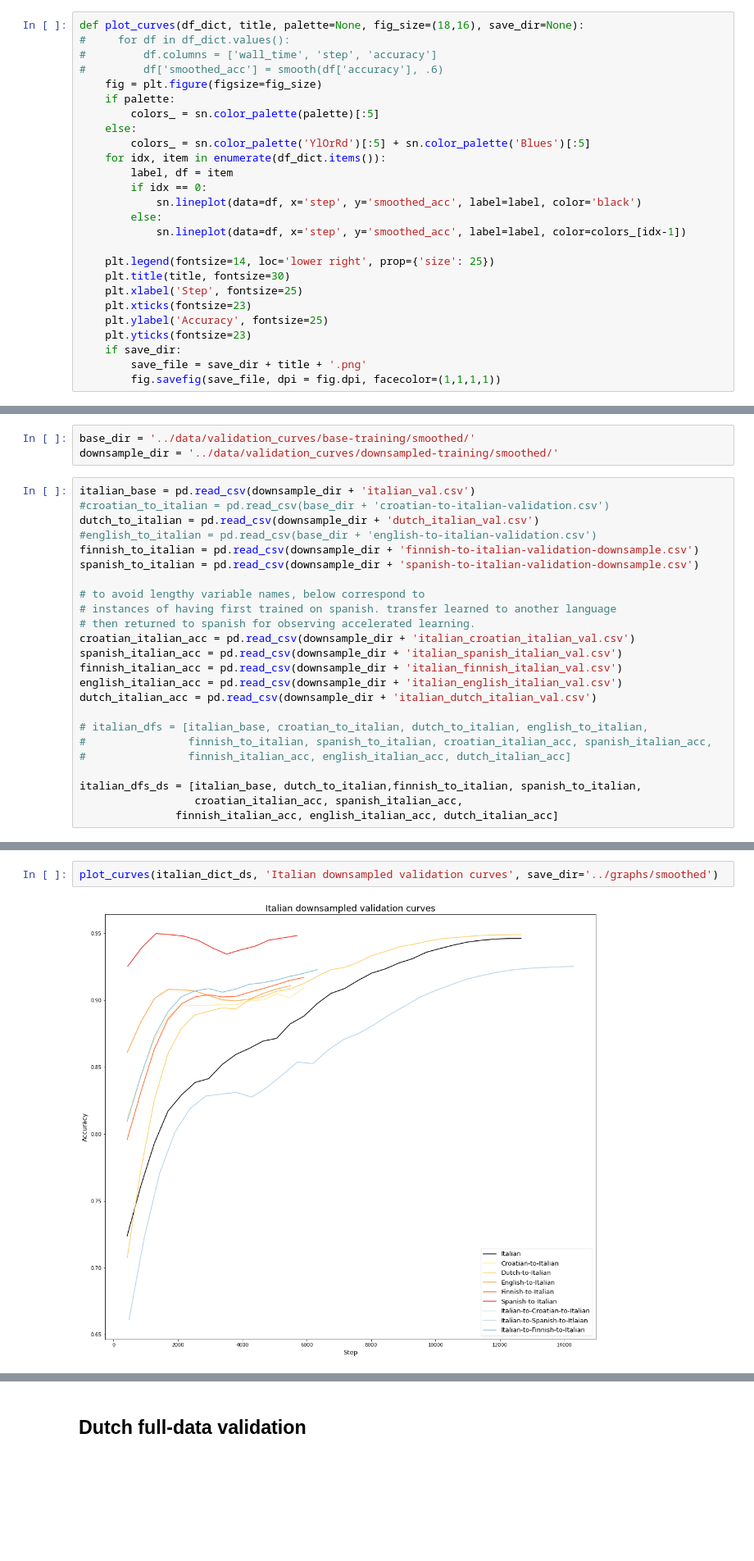
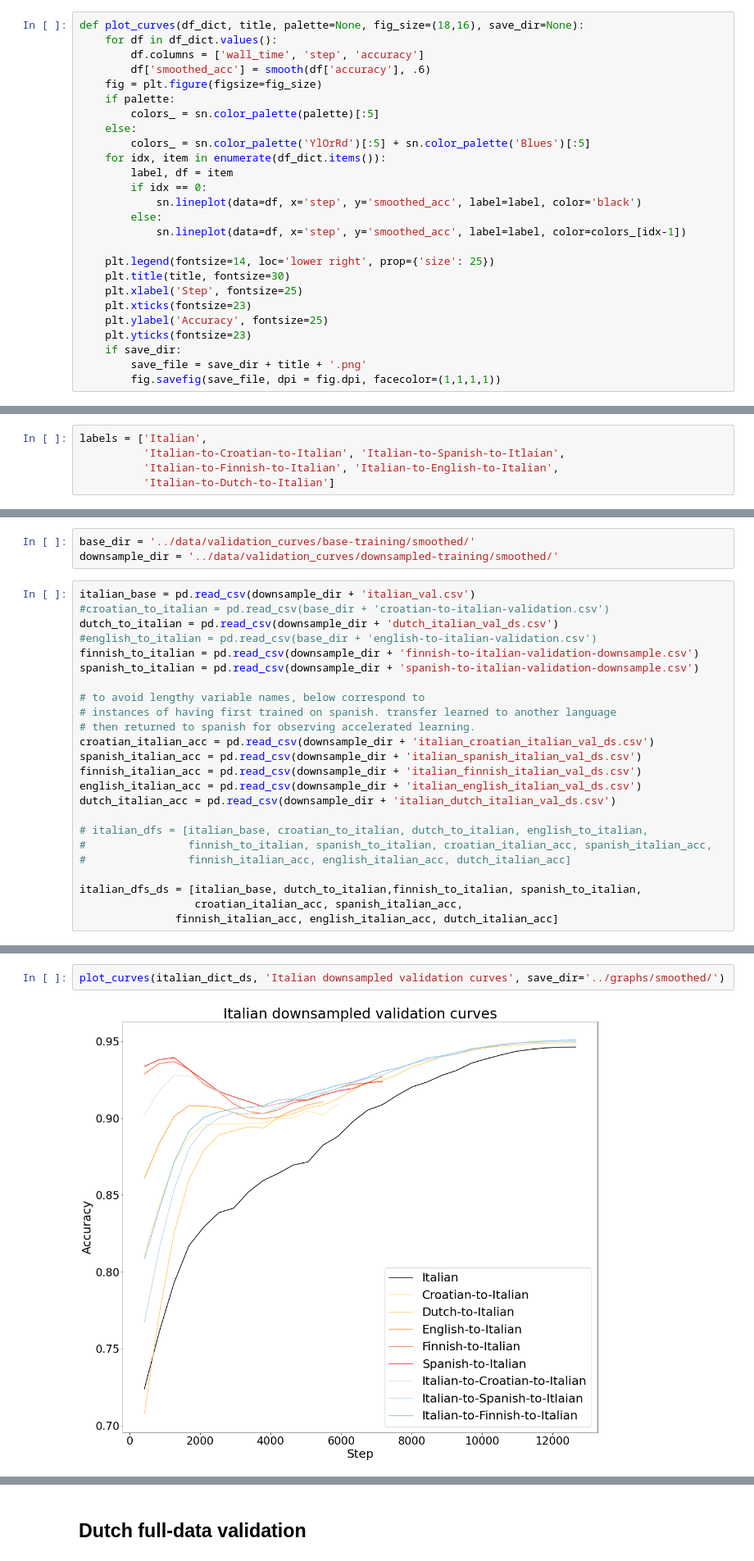
Before and after one commit to amauriciorr/capstone-project-47, a Jupyter notebook: notebooks/italian_dutch_training_curves.ipynb, the cells around one changed output, grey strips where cells are left out. Shown at 82% size. Drawn from its saved outputs; the diff is of its cells as text; blank space fills up the shorter version.

Commit message:
updated validation accelerated curves

```diff
--- a/notebooks/italian_dutch_training_curves.ipynb
+++ b/notebooks/italian_dutch_training_curves.ipynb
@@ -17,9 +17,9 @@ def smooth(scalars, weight):  # Weight between 0 and 1
     return smoothed
 # %%
 def plot_curves(df_dict, title, palette=None, fig_size=(18,16), save_dir=None):
-#     for df in df_dict.values():
-#         df.columns = ['wall_time', 'step', 'accuracy']
-#         df['smoothed_acc'] = smooth(df['accuracy'], .6)
+    for df in df_dict.values():
+        df.columns = ['wall_time', 'step', 'accuracy']
+        df['smoothed_acc'] = smooth(df['accuracy'], .6)
     fig = plt.figure(figsize=fig_size)
     if palette:
         colors_ = sn.color_palette(palette)[:5]
@@ -348,4 +356,9 @@ italian_dfs_ds = [italian_base, dutch_to_italian, croatian_italian_acc, spanish_
                finnish_italian_acc, english_italian_acc, dutch_italian_acc]
+# %%
+labels = ['Italian',
+          'Italian-to-Croatian-to-Italian', 'Italian-to-Spanish-to-Itlaian',
+          'Italian-to-Finnish-to-Italian', 'Italian-to-English-to-Italian',
+          'Italian-to-Dutch-to-Italian']
 # %%
 downsample_dir = '../data/validation_curves/downsampled-training/smoothed/'
 file_names = ['italian_val.csv','dutch_italian_val.csv','italian_croatian_italian_val.csv',
@@ -366,7 +379,7 @@ downsample_dir = '../data/validation_curves/downsampled-training/smoothed/'
 # %%
 italian_base = pd.read_csv(downsample_dir + 'italian_val.csv')
 #croatian_to_italian = pd.read_csv(base_dir + 'croatian-to-italian-validation.csv')
-dutch_to_italian = pd.read_csv(downsample_dir + 'dutch_italian_val.csv')
+dutch_to_italian = pd.read_csv(downsample_dir + 'dutch_italian_val_ds.csv')
 #english_to_italian = pd.read_csv(base_dir + 'english-to-italian-validation.csv')
 finnish_to_italian = pd.read_csv(downsample_dir + 'finnish-to-italian-validation-downsample.csv')
 spanish_to_italian = pd.read_csv(downsample_dir + 'spanish-to-italian-validation-downsample.csv')
@@ -374,11 +387,11 @@ spanish_to_italian = pd.read_csv(downsample_dir + 'spanish-to-italian-validation
 # to avoid lengthy variable names, below correspond to
 # instances of having first trained on spanish. transfer learned to another language
 # then returned to spanish for observing accelerated learning.
-croatian_italian_acc = pd.read_csv(downsample_dir + 'italian_croatian_italian_val.csv')
-spanish_italian_acc = pd.read_csv(downsample_dir + 'italian_spanish_italian_val.csv')
-finnish_italian_acc = pd.read_csv(downsample_dir + 'italian_finnish_italian_val.csv')
-english_italian_acc = pd.read_csv(downsample_dir + 'italian_english_italian_val.csv')
-dutch_italian_acc = pd.read_csv(downsample_dir + 'italian_dutch_italian_val.csv')
+croatian_italian_acc = pd.read_csv(downsample_dir + 'italian_croatian_italian_val_ds.csv')
+spanish_italian_acc = pd.read_csv(downsample_dir + 'italian_spanish_italian_val_ds.csv')
+finnish_italian_acc = pd.read_csv(downsample_dir + 'italian_finnish_italian_val_ds.csv')
+english_italian_acc = pd.read_csv(downsample_dir + 'italian_english_italian_val_ds.csv')
+dutch_italian_acc = pd.read_csv(downsample_dir + 'italian_dutch_italian_val_ds.csv')
 
 # italian_dfs = [italian_base, croatian_to_italian, dutch_to_italian, english_to_italian,
 #                finnish_to_italian, spanish_to_italian, croatian_italian_acc, spanish_italian_acc,
@@ -394,5 +421,5 @@ italian_accelerated_learning_ds = dict(zip([labels[0]] + labels[6:], [italian_df
 # %%
-plot_curves(italian_dict_ds, 'Italian downsampled validation curves', save_dir='../graphs/smoothed')
+plot_curves(italian_dict_ds, 'Italian downsampled validation curves', save_dir='../graphs/smoothed/')
 # %% [output]
-[figure, old version]
+[figure, new version]
 # %%
```
Also changed, not shown: parts of 15 cells of this notebook, 17 other files.
